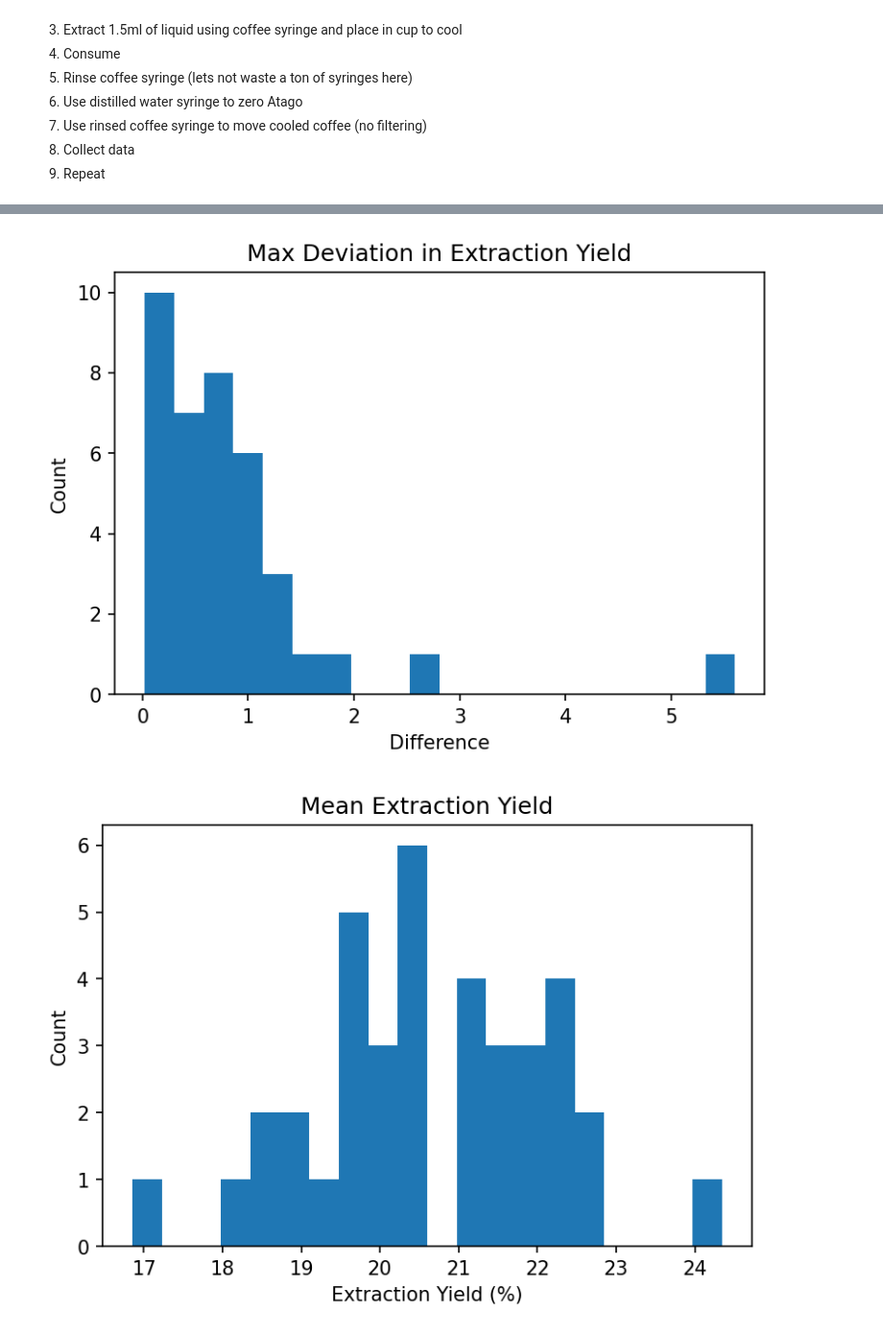
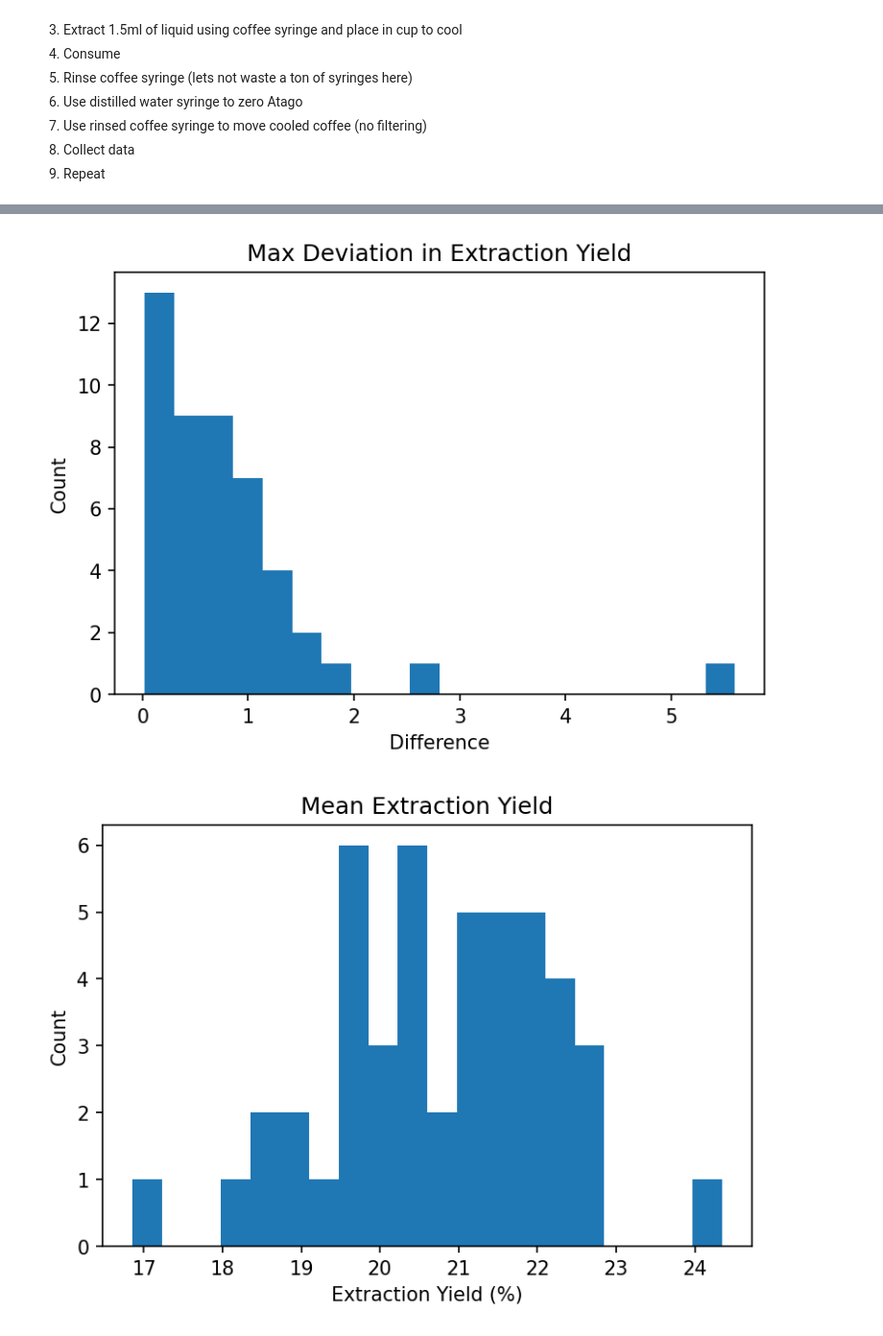
Before and after one commit to badisa/optpresso, a Jupyter notebook: notebooks/tds_analysis.ipynb, the cells around one changed output, grey strips where cells are left out. Shown at 96% size. Saved outputs shown, nothing was run; the diff lists cells and outputs as text; code cells hidden in the pictures.

```diff
--- a/notebooks/tds_analysis.ipynb
+++ b/notebooks/tds_analysis.ipynb
@@ -158,23 +158,23 @@ RATINGS ARE SUBJECTIVE
 # %%
 deviation = []
 mean_vals = []
-for name, subdf in df.groupby(["roastdate", "grindersetting", "coffee", "grinder"]):
+for name, subdf in df.groupby(["roastdate", "grindersetting", "coffee"]):
     if len(subdf) < 2: # Only care about cases where we have at least 2 values
         continue
     deviation.append(subdf.extraction_yield.mad())
     mean_vals.append(subdf.extraction_yield.mean())
 plt.hist(deviation, bins=20)
 plt.title("Max Deviation in Extraction Yield")
 plt.xlabel("Difference")
 plt.ylabel("Count")
 plt.show()
 
 
 plt.hist(mean_vals, bins=20)
 plt.title("Mean Extraction Yield")
 plt.xlabel("Extraction Yield (%)")
 plt.ylabel("Count")
 plt.show()
 # %% [output]
-[figure, old version]
+[figure, new version]
-[figure, old version]
+[figure, new version]
```
Also changed, not shown: parts of 7 cells of this notebook, 2 other files.
